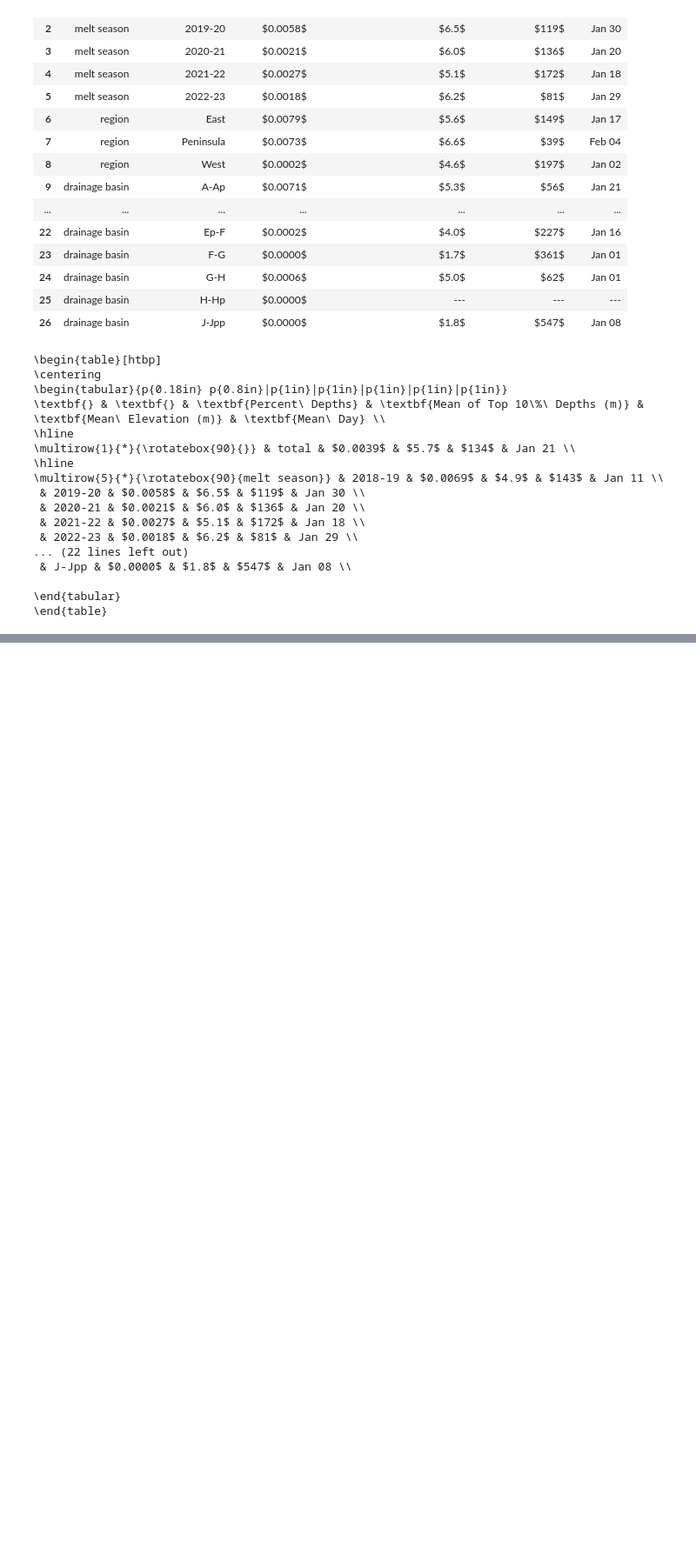
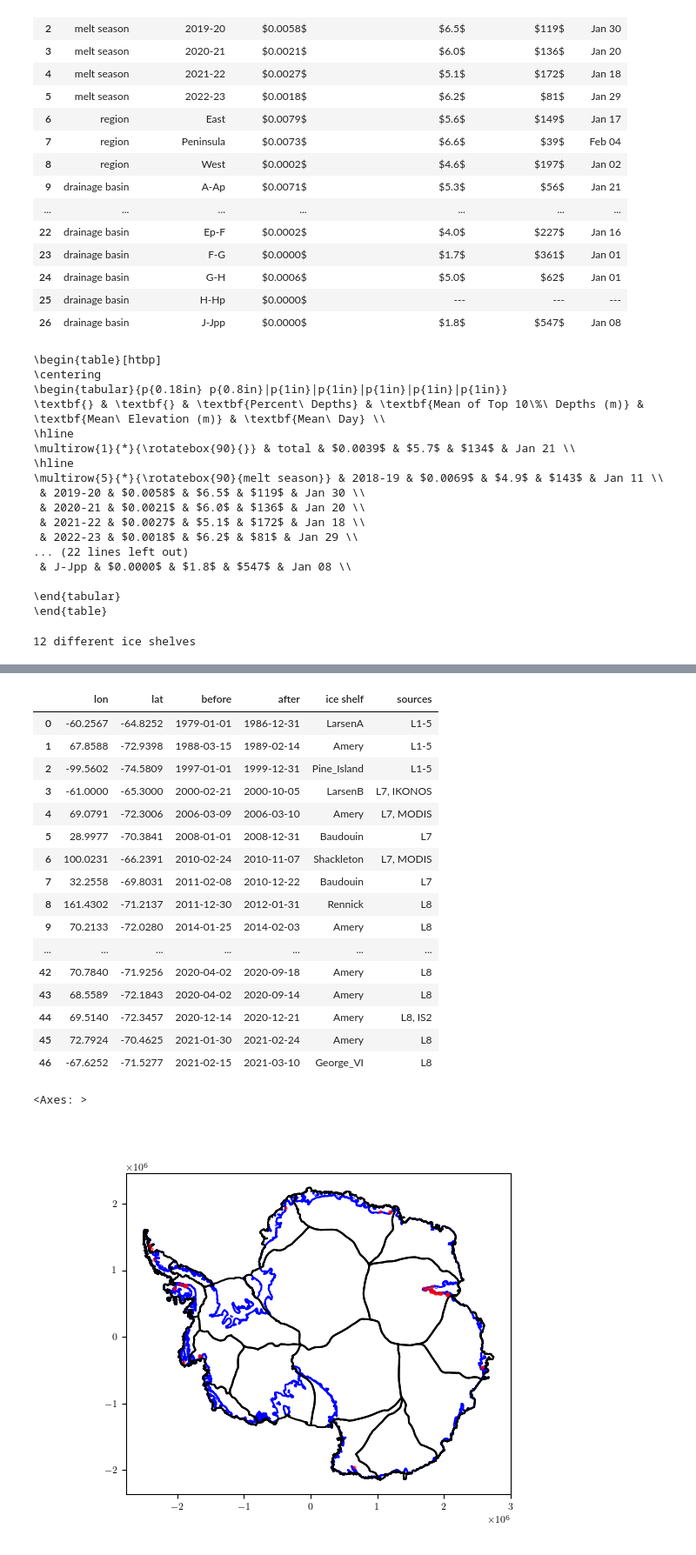
Before and after one commit to fliphilipp/antarctica-supraglacial-lake-depths-figures, a Jupyter notebook: 02-stats.ipynb, the cells around one changed output, grey strips where cells are left out. Shown at 87% size. Cells and saved outputs as stored; diff of their text form; code cells hidden in the pictures; blank space fills up the shorter version.

Commit message:
chaotic stats calulations for thesis

```diff
--- a/02-stats.ipynb
+++ b/02-stats.ipynb
@@ -1707,3 +1707,44 @@ print(latex_table)
 # dfout.to_csv('stats_data_table.csv')
 # with open('stats_data_table.tex', "w") as tex_file:
 #     tex_file.write(latex_table)
+# %%
+gdf_shelves = gdf_shelf.copy()
+dfdol = pd.read_csv('doline_data_thesis.csv')
+
+# Step 1: Convert dfdol to a GeoDataFrame
+dfdol['geometry'] = dfdol.apply(lambda row: Point(row['lon'], row['lat']), axis=1)
+gdf_dol = gpd.GeoDataFrame(dfdol, geometry='geometry', crs='EPSG:4326').to_crs(gdf_shelves.crs)
+
+# Step 2: Function to find the closest polygon and return its 'NAME'
+def find_closest_polygon(point, polygons):
+    # Calculate distances between the point and all polygons
+    polygons['distance'] = polygons.geometry.apply(lambda poly: point.distance(poly))
+    # Find the index of the polygon with the minimum distance
+    min_idx = polygons['distance'].idxmin()
+    # Return the NAME of the closest polygon
+    return polygons.loc[min_idx, 'NAME']
+
+# Step 3: Apply the function to find the closest polygon for each point in 'gdf_dol'
+gdf_dol['closest_polygon'] = gdf_dol['geometry'].apply(lambda point: find_closest_polygon(point, gdf_shelves))
+
+gdf_full_dol = gdf_dol.copy()
+
+# Step 4: The 'gdf_dol' GeoDataFrame now has the closest polygon 'NAME' in the 'closest_polygon' column
+gdf_dol = gdf_dol[['ice shelf', 'lon', 'lat', 'before', 'after', 'closest_polygon', 'sources']]
+gdf_dol.iloc[31,-2] = 'LarsenB'
+gdf_dol = gdf_dol.drop(columns=['ice shelf'])
+gdf_dol = gdf_dol.rename(columns={'closest_polygon':'ice shelf'})
+gdf_dol['lon'] = gdf_dol.lon.apply(lambda x: '%.4f' % x)
+gdf_dol['lat'] = gdf_dol.lat.apply(lambda x: '%.4f' % x)
+gdf_dol = gdf_dol.sort_values(by='before').reset_index(drop=True)
+gdf_dol.iloc[27,-1] = 'S1_InSAR, L8'
+print('%i different ice shelves' % len(gdf_dol['ice shelf'].unique()))
+display(gdf_dol.groupby('ice shelf')['lon'].count().sort_values(ascending=False).rename('count'))
+display(gdf_dol)
+
+fig, ax = plt.subplots()
+gdf_gl.boundary.plot(ax=ax, color='b')
+gdf_basins.boundary.plot(ax=ax, color='k')
+gdf_full_dol.plot(ax=ax, color='red', markersize=5, alpha=0.5, zorder=10)
+# %% [output]
+12 different ice shelves
@@ -1709,0 +1765,19 @@ print(latex_table)
+|  | lon | lat | before | after | ice shelf | sources |
+| 0 | -60.2567 | -64.8252 | 1979-01-01 | 1986-12-31 | LarsenA | L1-5 |
+| 1 | 67.8588 | -72.9398 | 1988-03-15 | 1989-02-14 | Amery | L1-5 |
+| 2 | -99.5602 | -74.5809 | 1997-01-01 | 1999-12-31 | Pine_Island | L1-5 |
+| 3 | -61.0000 | -65.3000 | 2000-02-21 | 2000-10-05 | LarsenB | L7, IKONOS |
+| 4 | 69.0791 | -72.3006 | 2006-03-09 | 2006-03-10 | Amery | L7, MODIS |
+| 5 | 28.9977 | -70.3841 | 2008-01-01 | 2008-12-31 | Baudouin | L7 |
+| 6 | 100.0231 | -66.2391 | 2010-02-24 | 2010-11-07 | Shackleton | L7, MODIS |
+| 7 | 32.2558 | -69.8031 | 2011-02-08 | 2010-12-22 | Baudouin | L7 |
+| 8 | 161.4302 | -71.2137 | 2011-12-30 | 2012-01-31 | Rennick | L8 |
+| 9 | 70.2133 | -72.0280 | 2014-01-25 | 2014-02-03 | Amery | L8 |
+| ... | ... | ... | ... | ... | ... | ... |
+| 42 | 70.7840 | -71.9256 | 2020-04-02 | 2020-09-18 | Amery | L8 |
+| 43 | 68.5589 | -72.1843 | 2020-04-02 | 2020-09-14 | Amery | L8 |
+| 44 | 69.5140 | -72.3457 | 2020-12-14 | 2020-12-21 | Amery | L8, IS2 |
+| 45 | 72.7924 | -70.4625 | 2021-01-30 | 2021-02-24 | Amery | L8 |
+| 46 | -67.6252 | -71.5277 | 2021-02-15 | 2021-03-10 | George_VI | L8 |
+<Axes: >
+[figure, added]
```
Also changed, not shown: parts of 4 cells of this notebook, 1 other file.
